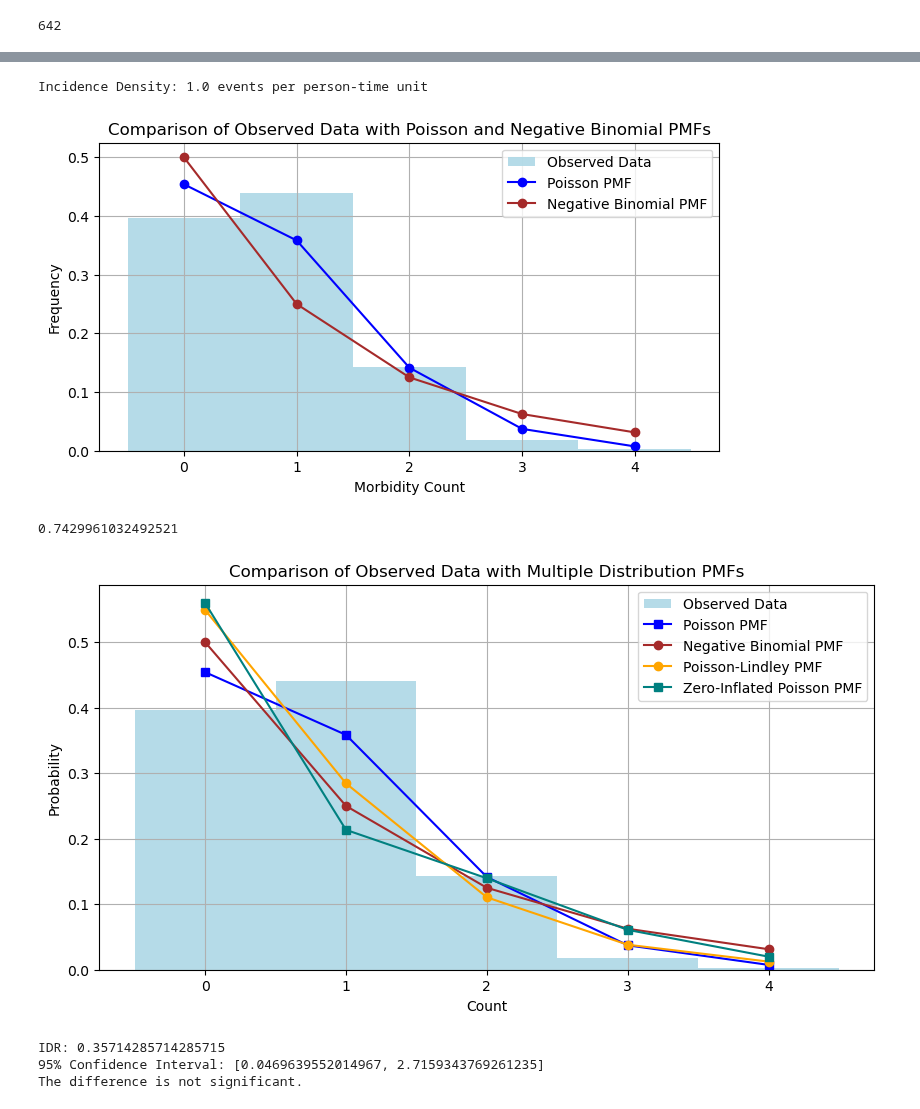
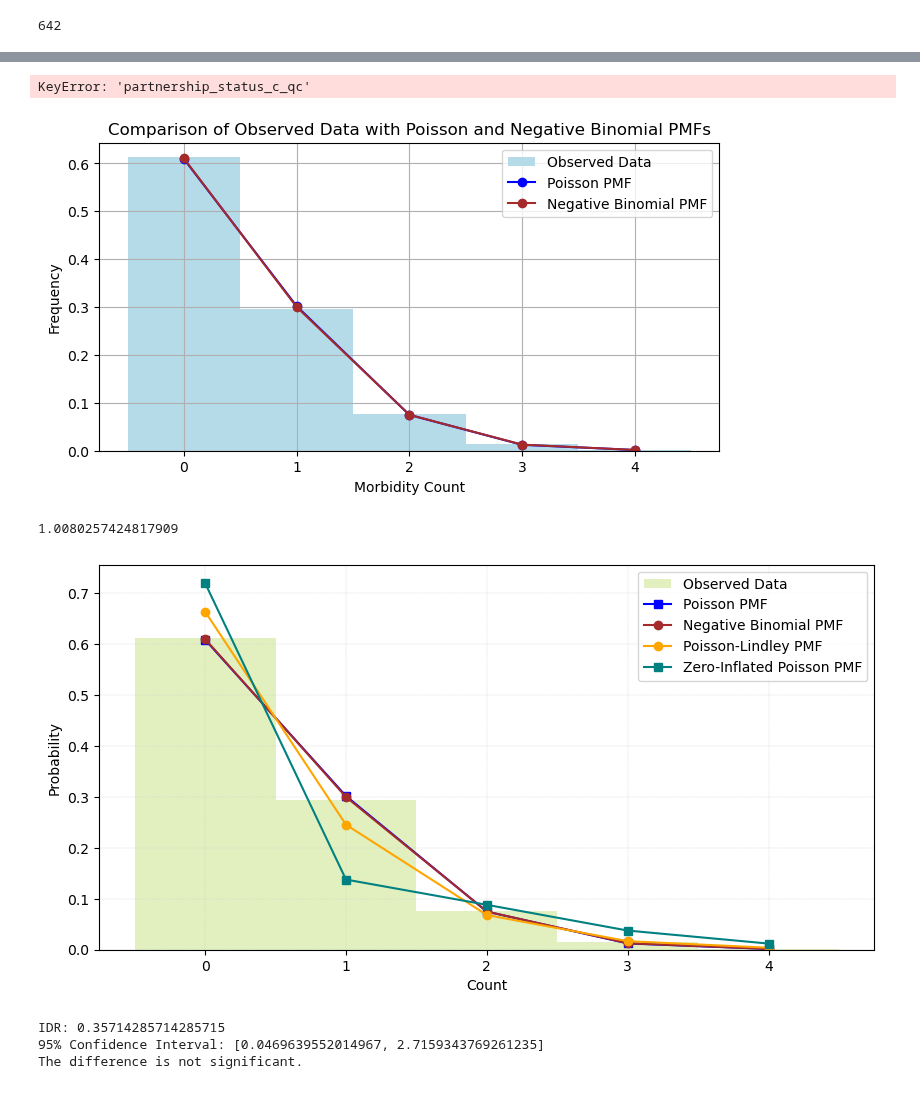
Before and after one commit to kayvinsoo7/HAALSI_work, a Jupyter notebook: mdscan-master/Poisson_scoring2.ipynb, the cells around one changed output, grey strips where cells are left out. Drawn from its saved outputs; the diff is of its cells as text; code cells hidden in the pictures.

```diff
--- a/mdscan-master/Poisson_scoring2.ipynb
+++ b/mdscan-master/Poisson_scoring2.ipynb
@@ -52,7 +32,7 @@ Index(['age_phase1', 'site', 'sex', 'highest_level_of_education_phase1',
 # %%
 
 
-site_id = 1 # 1 - Agincourt, 3 - Nairobi
+site_id = 3 # 1 - Agincourt, 3 - Nairobi
 
 # Choose the relevant site and age group
 dff = data[(data['site'] == site_id)].fillna(-999)
@@ -319,7 +299,7 @@ incidence_density = total_events / total_person_time
 # Print the result
 print("Incidence Density:", incidence_density, "events per person-time unit")
 # %% [output]
-Incidence Density: 1.0 events per person-time unit
+KeyError: 'partnership_status_c_qc'
 # %%
 import numpy as np
 import matplotlib.pyplot as plt
@@ -366,8 +346,8 @@ plt.show()
 dispersion_statistic = variance_negbin / mean_negbin
 dispersion_statistic
 # %% [output]
-[figure, old version]
+[figure, new version]
-0.7429961032492521
+1.0080257424817909
 # %%
 import numpy as np
 import matplotlib.pyplot as plt
@@ -409,37 +389,37 @@ r_negbin = mean_negbin**2 / (variance_negbin - mean_negbin) if variance_negbin >
 p_negbin = mean_negbin / variance_negbin if variance_negbin > mean_negbin else 0.5
 x = np.arange(0, max(poisData) + 1)
 
 # ZIP Parameters (simplified for illustration)
 pi = sum(poisData == 0) / len(poisData)
 lambda_zip = np.mean(poisData[poisData > 0])
 
 # ZIP PMF function
 def zip_pmf(x, pi, lambda_zip):
     if x == 0:
         return pi + (1 - pi) * np.exp(-lambda_zip)
     else:
         return (1 - pi) * poisson.pmf(x, lambda_zip)
 
 # Generating ZIP PMF values
 pmf_zip = np.array([zip_pmf(xi, pi, lambda_zip) for xi in x])
 
 # Plotting
 plt.figure(figsize=(10,5))
-plt.hist(poisData, bins=np.arange(-0.5, max(poisData) + 1.5, 1), density=True, alpha=0.9, color='lightblue', label='Observed Data')
+plt.hist(poisData, bins=np.arange(-0.5, max(poisData) + 1.5, 1), density=True, alpha=0.9, color='#DEEFB7', label='Observed Data')
 plt.plot(x, pmf_poisson, 's-', color='blue', label='Poisson PMF')
 plt.plot(x, pmf_negbin, 'o-', color='brown', label='Negative Binomial PMF')
 plt.plot(x, pmf_pois_lindley, 'o-', color='orange', label='Poisson-Lindley PMF')
 # plt.title('Comparison of Observed Data with Poisson-Lindley PMF')
 plt.plot(x, pmf_zip, 's-', color='teal', label='Zero-Inflated Poisson PMF')
-plt.title('Comparison of Observed Data with Multiple Distribution PMFs')
+# plt.title('Comparison of Observed Data with Multiple Distribution PMFs')
 plt.xlabel('Count')
 plt.ylabel('Probability')
 plt.xticks(x)
 plt.legend()
-plt.grid(True)
+plt.grid(color = 'lightgray', linestyle = '--', linewidth = 0.3)
 plt.show()
 # %% [output]
-[figure, old version]
+[figure, new version]
 # %%
 import scipy.stats as stats
 
```
Also changed, not shown: parts of 14 cells of this notebook, 3 other files.
